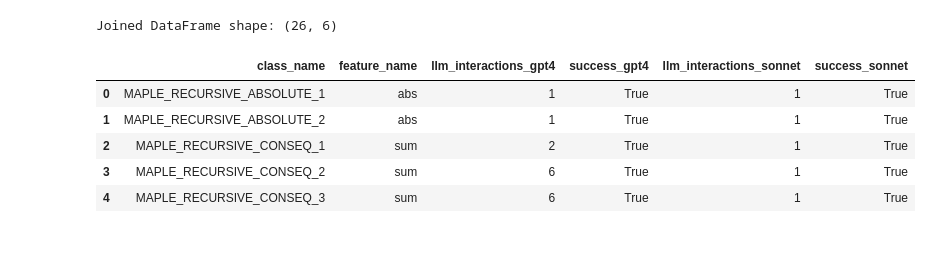
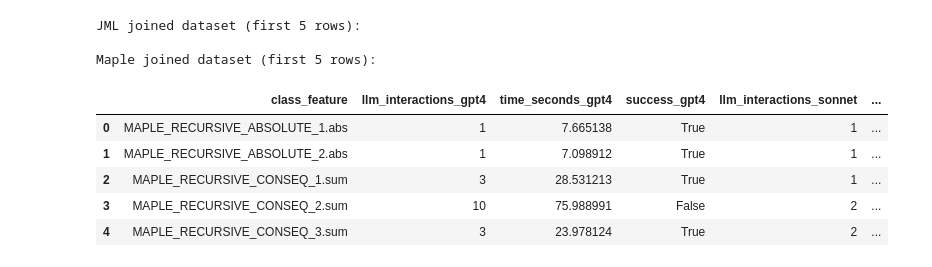
Before and after one commit to alschena/eiffel-tools, a Jupyter notebook: draft-paper/experiments/maple/maple.ipynb, the cells around one changed output. Saved outputs shown, nothing was run; the diff lists cells and outputs as text; code cells hidden in the pictures.

```diff
--- a/draft-paper/experiments/maple/maple.ipynb
+++ b/draft-paper/experiments/maple/maple.ipynb
@@ -40,21 +116,17 @@ Sonnet DataFrame shape: (26, 9)
 # %%
-# Prepare DataFrames for joining - select relevant columns and rename llm_interactions
-df_gpt4_join = df_gpt4[['class_name', 'feature_name', 'llm_interactions', 'success']].copy()
-df_gpt4_join = df_gpt4_join.rename(columns={'llm_interactions': 'llm_interactions_gpt4', 'success': 'success_gpt4'})
-
-df_sonnet_join = df_sonnet[['class_name', 'feature_name', 'llm_interactions', 'success']].copy()
-df_sonnet_join = df_sonnet_join.rename(columns={'llm_interactions': 'llm_interactions_sonnet', 'success': 'success_sonnet'})
-
-# Join on class_name and feature_name
-df_joined = pd.merge(df_gpt4_join, df_sonnet_join, on=['class_name', 'feature_name'], how='inner')
-print(f"Joined DataFrame shape: {df_joined.shape}")
-df_joined.head()
+# Preview the joined datasets
+print("JML joined dataset (first 5 rows):")
+df_jml_joined.head()
+print("\nMaple joined dataset (first 5 rows):")
+df_maple_joined.head()
 # %% [output]
-Joined DataFrame shape: (26, 6)
+JML joined dataset (first 5 rows):
+
+Maple joined dataset (first 5 rows):
-|  | class_name | feature_name | llm_interactions_gpt4 | success_gpt4 | llm_interactions_sonnet | success_sonnet |
-| 0 | MAPLE_RECURSIVE_ABSOLUTE_1 | abs | 1 | True | 1 | True |
-| 1 | MAPLE_RECURSIVE_ABSOLUTE_2 | abs | 1 | True | 1 | True |
-| 2 | MAPLE_RECURSIVE_CONSEQ_1 | sum | 2 | True | 1 | True |
-| 3 | MAPLE_RECURSIVE_CONSEQ_2 | sum | 6 | True | 1 | True |
-| 4 | MAPLE_RECURSIVE_CONSEQ_3 | sum | 6 | True | 1 | True |
+|  | class_feature | llm_interactions_gpt4 | time_seconds_gpt4 | success_gpt4 | llm_interactions_sonnet | ... |
+| 0 | MAPLE_RECURSIVE_ABSOLUTE_1.abs | 1 | 7.665138 | True | 1 | ... |
+| 1 | MAPLE_RECURSIVE_ABSOLUTE_2.abs | 1 | 7.098912 | True | 1 | ... |
+| 2 | MAPLE_RECURSIVE_CONSEQ_1.sum | 3 | 28.531213 | True | 1 | ... |
+| 3 | MAPLE_RECURSIVE_CONSEQ_2.sum | 10 | 75.988991 | False | 2 | ... |
+| 4 | MAPLE_RECURSIVE_CONSEQ_3.sum | 3 | 23.978124 | True | 2 | ... |
 # %%
```
Also changed, not shown: parts of 14 cells of this notebook, 8 other files.
